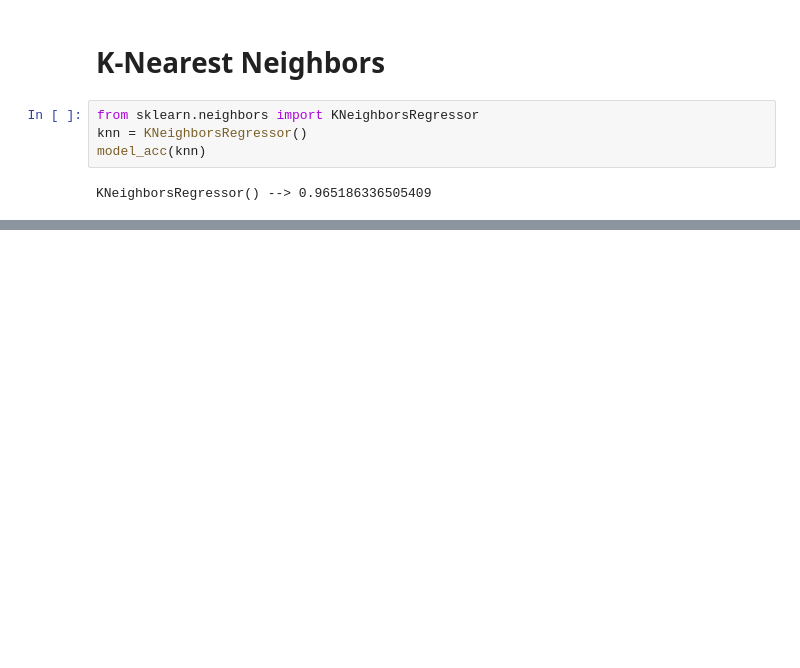
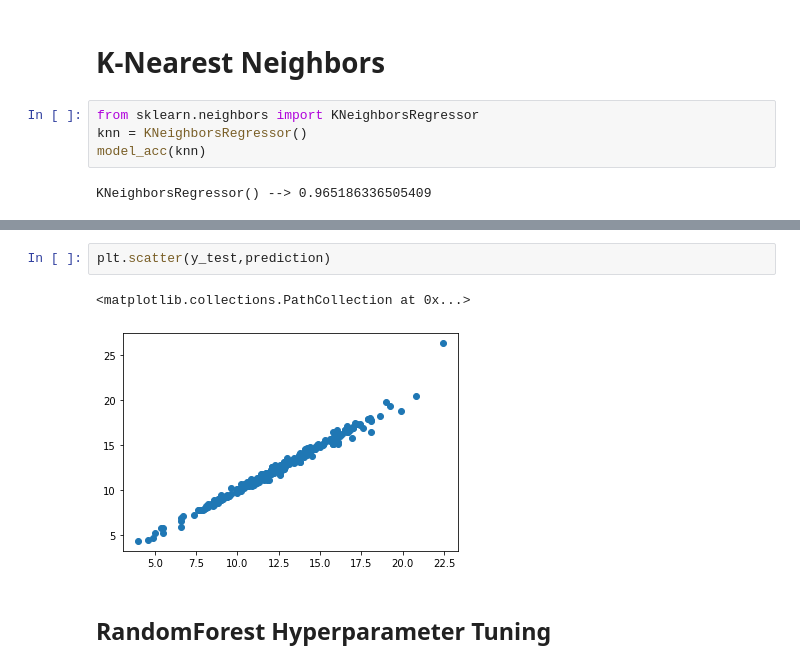
Before and after one commit to sachcha99/ML_Assignment2_IT19046594_IT19177410_IT19048642_IT19023410, a Jupyter notebook: Fuel_Consumption_ModelBuilding.ipynb, the cells around one changed output, grey strips where cells are left out. Drawn from its saved outputs; the diff is of its cells as text; blank space fills up the shorter version.

```diff
--- a/Fuel_Consumption_ModelBuilding.ipynb
+++ b/Fuel_Consumption_ModelBuilding.ipynb
@@ -343,0 +362,7 @@ KNeighborsRegressor() --> 0.965186336505409
+# %%
+plt.scatter(y_test,prediction)
+# %% [output]
+<matplotlib.collections.PathCollection at 0x...>
+[figure, added]
+# %% [markdown]
+## RandomForest Hyperparameter Tuning
```
Also changed, not shown: parts of 11 cells of this notebook.
